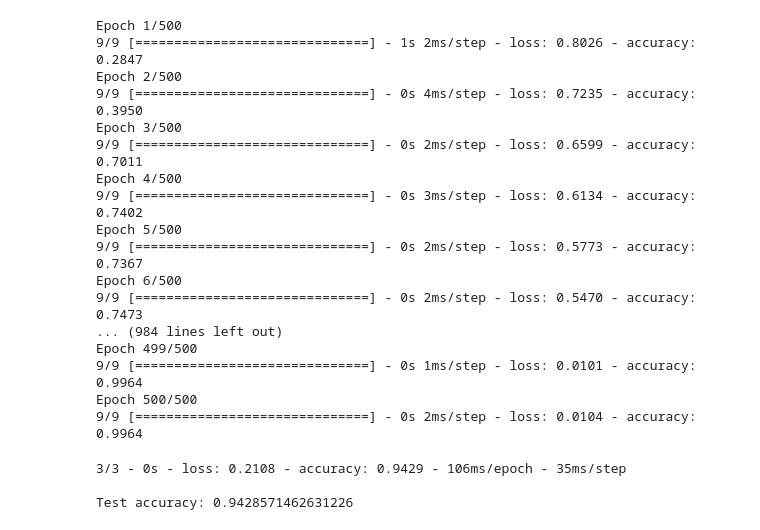
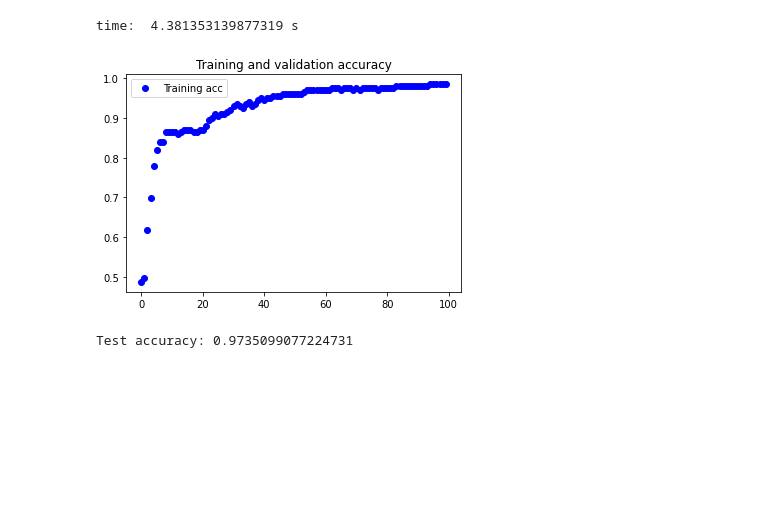
Before and after one commit to mariuszkrzyzopolski/Ai_game, a Jupyter notebook: neural_network/ionosphere_neural.ipynb, the cells around one changed output. Drawn from its saved outputs; the diff is of its cells as text; code cells hidden in the pictures; blank space fills up the shorter version.

```diff
--- a/neural_network/ionosphere_neural.ipynb
+++ b/neural_network/ionosphere_neural.ipynb
@@ -33,37 +16,36 @@ X_test = np.asarray(X_test).astype(np.float32)
+# %%
+""" Prepare test and train datasets """
+
+X_train = df.iloc[0:199, 0:34]
+y_train = df.iloc[0:199, 34]
+X_test = df.iloc[200:, 0:34]
+y_test = df.iloc[200:, 34]
 # %%
 model = keras.Sequential([
-    keras.layers.Flatten(),
-    keras.layers.Dense(32, activation='relu'),
+    keras.layers.InputLayer(input_shape=(34,)),
+    keras.layers.Dense(17, activation='relu'),
+    keras.layers.Dense(17, activation='relu'),
     keras.layers.Dense(1, activation='sigmoid')
 ])
 model.compile(optimizer='adam',
               loss='binary_crossentropy',
               metrics=['accuracy'])
-# %%
-history = model.fit(X_train, y_train, epochs=500)
-# %% [output]
-Epoch 1/500
-9/9 [==============================] - 1s 2ms/step - loss: 0.8026 - accuracy: 0.2847
-Epoch 2/500
-9/9 [==============================] - 0s 4ms/step - loss: 0.7235 - accuracy: 0.3950
-Epoch 3/500
-9/9 [==============================] - 0s 2ms/step - loss: 0.6599 - accuracy: 0.7011
-Epoch 4/500
-9/9 [==============================] - 0s 3ms/step - loss: 0.6134 - accuracy: 0.7402
-Epoch 5/500
-9/9 [==============================] - 0s 2ms/step - loss: 0.5773 - accuracy: 0.7367
-Epoch 6/500
-9/9 [==============================] - 0s 2ms/step - loss: 0.5470 - accuracy: 0.7473
-... (984 lines left out)
-Epoch 499/500
-9/9 [==============================] - 0s 1ms/step - loss: 0.0101 - accuracy: 0.9964
-Epoch 500/500
-9/9 [==============================] - 0s 2ms/step - loss: 0.0104 - accuracy: 0.9964
-# %%
-test_loss, test_acc = model.evaluate(X_test,  y_test, verbose=2)
-
-print('\nTest accuracy:', test_acc)
-# %% [output]
-3/3 - 0s - loss: 0.2108 - accuracy: 0.9429 - 106ms/epoch - 35ms/step
-
-Test accuracy: 0.9428571462631226
+# %%
+tf.keras.utils.disable_interactive_logging()
+start = time.time()
+history = model.fit(X_train, y_train, epochs=100)
+print("time: ", time.time()-start, "s")
+# %% [output]
+time:  4.381353139877319 s
+# %%
+import matplotlib.pyplot as plt
+plt.plot(list(range(100)), history.history["accuracy"], 'bo', label='Training acc')
+plt.title('Training and validation accuracy')
+plt.legend()
+plt.show()
+
+test_loss, test_acc = model.evaluate(X_test,  y_test, verbose=2)
+print('\nTest accuracy:', test_acc)
+# %% [output]
+[figure, added]
+Test accuracy: 0.9735099077224731
```
Also changed, not shown: parts of 4 cells of this notebook, 6 other files.
